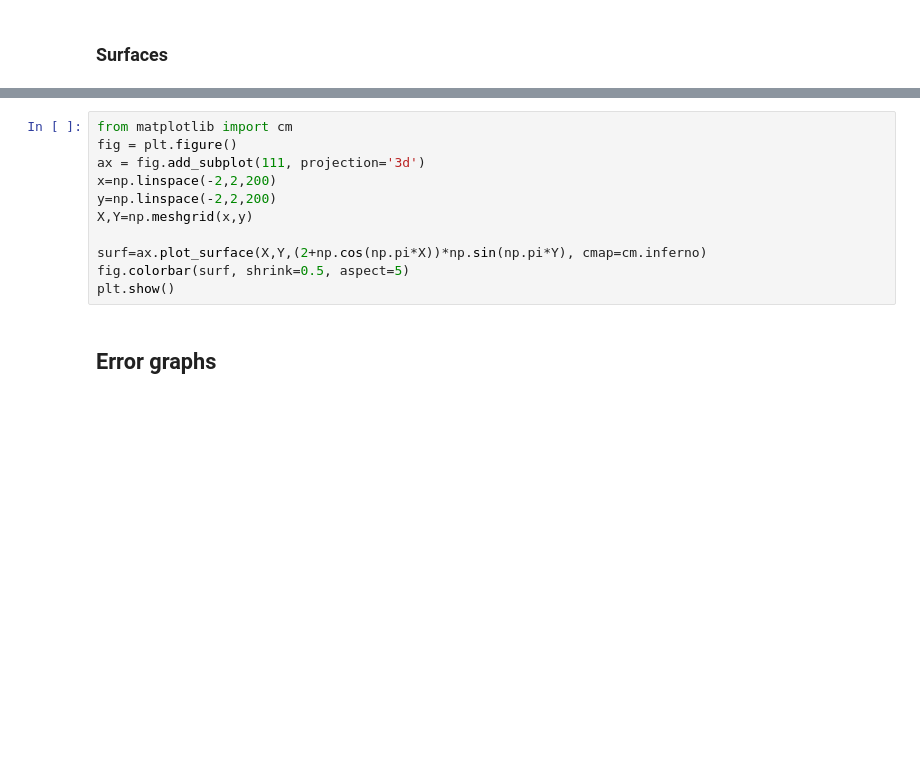
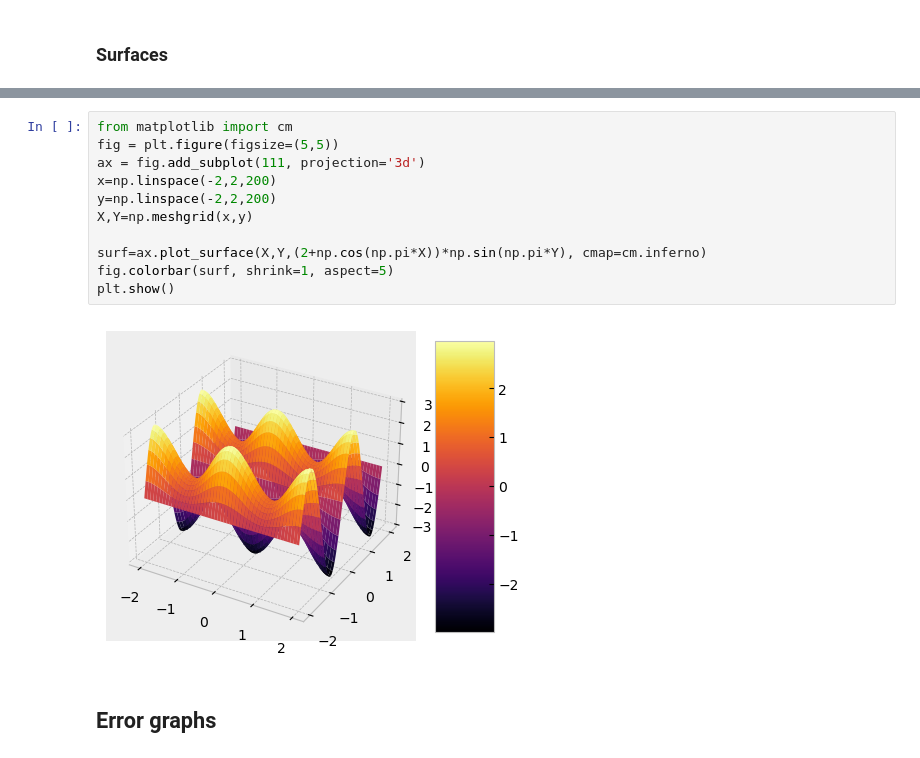
Before and after one commit to julianjica/ScientificComputingI, a Jupyter notebook: Matplotlib/Matplotlib.ipynb, the cells around one changed output, grey strips where cells are left out. Drawn from its saved outputs; the diff is of its cells as text; blank space fills up the shorter version.

```diff
--- a/Matplotlib/Matplotlib.ipynb
+++ b/Matplotlib/Matplotlib.ipynb
@@ -287,14 +337,16 @@ plt.show()
 # %%
 from matplotlib import cm
-fig = plt.figure()
+fig = plt.figure(figsize=(5,5))
 ax = fig.add_subplot(111, projection='3d')
 x=np.linspace(-2,2,200)
 y=np.linspace(-2,2,200)
 X,Y=np.meshgrid(x,y)
 
 surf=ax.plot_surface(X,Y,(2+np.cos(np.pi*X))*np.sin(np.pi*Y), cmap=cm.inferno)
-fig.colorbar(surf, shrink=0.5, aspect=5)
+fig.colorbar(surf, shrink=1, aspect=5)
 plt.show()
+# %% [output]
+[figure, added]
 # %% [markdown]
 ## Error graphs
 # %%
```
Also changed, not shown: parts of 29 cells of this notebook.
